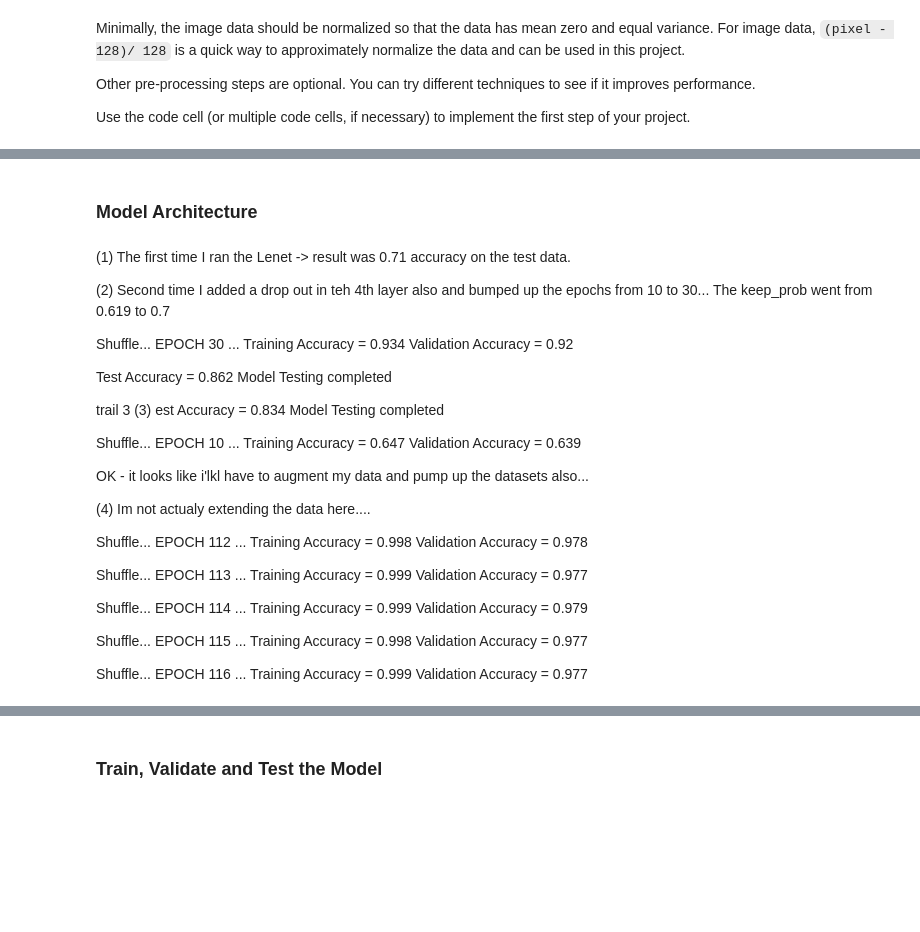
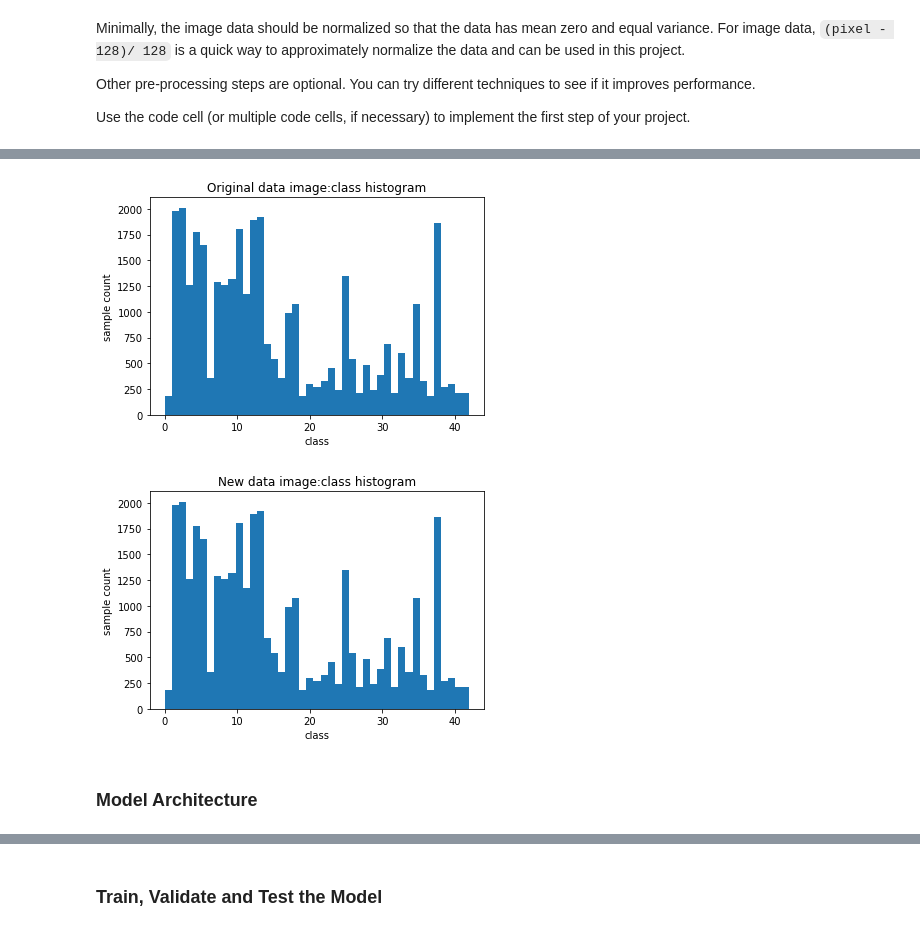
Before and after one commit to aziuol/CarND-Traffic-Sign-Classifier-Project, a Jupyter notebook: Traffic_Sign_Classifier.ipynb, the cells around one changed output, grey strips where cells are left out. Drawn from its saved outputs; the diff is of its cells as text; code cells hidden in the pictures; blank space fills up the shorter version.

```diff
--- a/Traffic_Sign_Classifier.ipynb
+++ b/Traffic_Sign_Classifier.ipynb
@@ -674,3 +213,28 @@ draw_histogram(y_train_split)
+# %%
+from sklearn.utils import shuffle
+
+def display_histogram(labels, title='image:class histogram'):
+    plt.hist(y_train, bins=43)
+    plt.ylabel('sample count')
+    plt.xlabel('class')
+    plt.title(title)
+    plt.show()
+
+# display histogram for original data
+display_histogram(y_train, 'Original data image:class histogram')
+
+#
+# create new data to unbias sample count if accuracy <0.93
+#
+
+# shuffle data
+X_train_processed, y_train = shuffle(X_train_processed, y_train)
+
+# display histogram for new data
+display_histogram(y_train, 'New data image:class histogram')
+# %% [output]
+[figure, added]
+[figure, added]
 # %% [markdown]
 ### Model Architecture
 # %%
@@ -748,54 +298,0 @@ def LeNet_Louiza(x):
-# %% [markdown]
-
-
-(1) The first time I ran the Lenet -> result was 0.71 accuracy on the test data.
-
-(2) Second time I added a drop out in teh 4th layer also and bumped up the epochs from 10 to 30... The keep_prob went from 0.619 to 0.7
-
-Shuffle...
-EPOCH 30 ...
-Training Accuracy = 0.934
-Validation Accuracy = 0.92
-
-Test Accuracy = 0.862
-Model Testing completed
-
-
-trail 3
-(3) est Accuracy = 0.834
- Model Testing completed
-
- Shuffle...
-EPOCH 10 ...
-Training Accuracy = 0.647
-Validation Accuracy = 0.639
-
-
-OK - it looks like i'lkl have to augment my data and pump up the datasets also...
-
-(4) Im not actualy extending the data here....
-
-Shuffle...
-EPOCH 112 ...
-Training Accuracy = 0.998
-Validation Accuracy = 0.978
-
-Shuffle...
-EPOCH 113 ...
-Training Accuracy = 0.999
-Validation Accuracy = 0.977
-
-Shuffle...
-EPOCH 114 ...
-Training Accuracy = 0.999
-Validation Accuracy = 0.979
-
-Shuffle...
-EPOCH 115 ...
-Training Accuracy = 0.998
-Validation Accuracy = 0.977
-
-Shuffle...
-EPOCH 116 ...
-Training Accuracy = 0.999
-Validation Accuracy = 0.977
```
Also changed, not shown: parts of 68 cells of this notebook, 11 other files.
